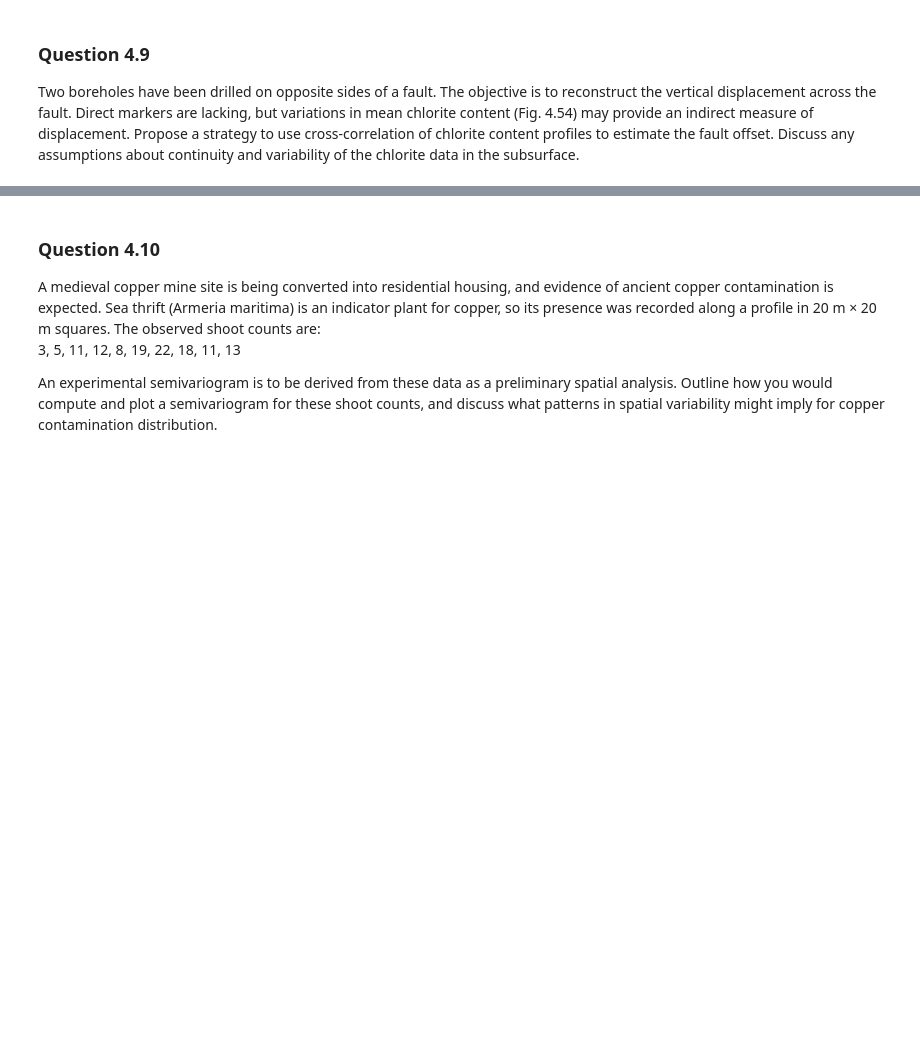
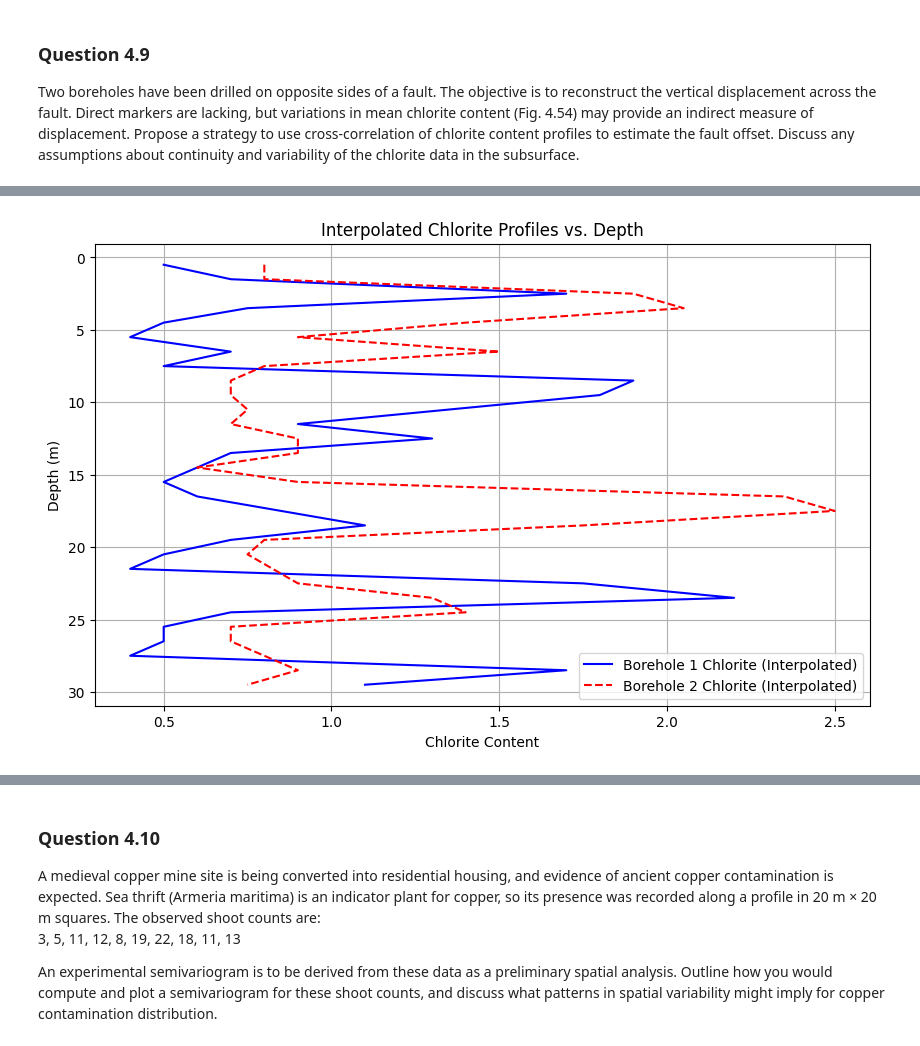
Before and after one commit to iGeology-Illinois/geol-581-module-3-principles-of-uncertainty-chapter-4-GouldDirt26, a Jupyter notebook: GEOL_593_Alex_M_Gould_Module_3_HW_FEB232026.ipynb, the cells around one changed output, grey strips where cells are left out. Saved outputs shown, nothing was run; the diff lists cells and outputs as text; code cells hidden in the pictures; blank space fills up the shorter version.

```diff
--- a/GEOL_593_Alex_M_Gould_Module_3_HW_FEB232026.ipynb
+++ b/GEOL_593_Alex_M_Gould_Module_3_HW_FEB232026.ipynb
@@ -659,0 +718,17 @@ from scipy.signal import correlate
+# %%
+from google.colab import files
+import pandas as pd
+
+global df_chlorite_profiles # Moved the global declaration to the top
+
+print("Please upload an Excel file containing the depth and chlorite level data for both boreholes.")
+print("The Excel file must contain the following columns: 'Depth', 'Borehole 1 Chlorite', and 'Borehole 2 Chlorite'.")
+
+uploaded = files.upload()
+
+for filename in uploaded.keys():
+    # Use read_excel for .xlsx files
+    df_chlorite_profiles = pd.read_excel(filename)
+    print(f"Successfully uploaded '{filename}' and loaded into a DataFrame.")
+    print("First 5 rows of the DataFrame:")
+    print(df_chlorite_profiles.head(32))
@@ -659,0 +814,74 @@ from scipy.signal import correlate
+# %%
+# STEP 1 - Define a common depth axis and interpolate the chlorite profiles
+
+# Determine the min and max depth across both boreholes
+min_depth = min(df_borehole1['Depth'].min(), df_borehole2['Depth'].min())
+max_depth = max(df_borehole1['Depth'].max(), df_borehole2['Depth'].max())
+
+# Define a uniform depth interval for interpolation
+# Assuming a resolution similar to the original data, or slightly finer
+depth_interval = 0.1 # meters, adjust as needed for desired resolution
+depth_axis = np.arange(min_depth, max_depth + depth_interval, depth_interval)
+
+# Interpolate chlorite profiles onto the common depth axis
+chlorite_profile_1 = np.interp(depth_axis, df_borehole1['Depth'], df_borehole1['Chlorite'])
+chlorite_profile_2 = np.interp(depth_axis, df_borehole2['Depth'], df_borehole2['Chlorite'])
+
+print(f"Interpolated Borehole 1 chlorite profile length: {len(chlorite_profile_1)}")
+print(f"Interpolated Borehole 2 chlorite profile length: {len(chlorite_profile_2)}\n")
+
+# Plot the interpolated profiles for visual inspection
+plt.figure(figsize=(10, 6))
+plt.plot(chlorite_profile_1, depth_axis, label='Borehole 1 Chlorite (Interpolated)', color='blue')
+plt.plot(chlorite_profile_2, depth_axis, label='Borehole 2 Chlorite (Interpolated)', color='red', linestyle='--')
+plt.xlabel('Chlorite Content')
+plt.ylabel('Depth (m)')
+plt.title('Interpolated Chlorite Profiles vs. Depth')
+plt.gca().invert_yaxis() # Invert y-axis to represent depth correctly
+plt.legend()
+plt.grid(True)
+plt.show()
+
+# STEP 2 - Perform cross-correlation
+
+# To perform cross-correlation effectively, it's often beneficial to remove the mean
+# from each signal to focus on the variations.
+profile1_centered = chlorite_profile_1 - np.mean(chlorite_profile_1)
+profile2_centered = chlorite_profile_2 - np.mean(chlorite_profile_2)
+
+correlation_output = correlate(profile1_centered, profile2_centered, mode='full')
+
+# The lags array indicates the relative shift between the two signals
+lags = np.arange(-len(profile2_centered) + 1, len(profile1_centered))
+
+# Find the lag that maximizes the correlation
+max_correlation_idx = np.argmax(correlation_output)
+optimal_lag_in_samples = lags[max_correlation_idx]
+
+# Convert optimal lag from samples to depth units (meters)
+estimated_fault_offset = optimal_lag_in_samples * depth_interval
+
+print(f"Optimal lag in samples: {optimal_lag_in_samples}")
+print(f"Estimated fault offset: {estimated_fault_offset:.2f} meters\n")
+
+# Plot the cross-correlation result
+plt.figure(figsize=(10, 5))
+plt.plot(lags * depth_interval, correlation_output)
+plt.axvline(estimated_fault_offset, color='red', linestyle='--', label=f'Estimated Offset: {estimated_fault_offset:.2f} m')
+plt.xlabel('Lag (meters, Borehole 2 relative to Borehole 1)')
+plt.ylabel('Cross-Correlation')
+plt.title('Cross-Correlation of Chlorite Profiles')
+plt.legend()
+plt.grid(True)
+plt.show()
+
+# STEP 3 - Discussion of assumptions
+print("-- Discussion of Assumptions ---")
+print("Assumptions made for this cross-correlation analysis include:")
+print("1. Lateral Continuity: It is assumed that the chlorite content profiles are laterally continuous between the two boreholes, meaning the same geological features (variations in chlorite) exist in both, but are vertically displaced by the fault. This allows for direct comparison and correlation.")
+print("2. Consistent Sampling and Measurement: We assume that the chlorite content measurements are representative and consistently sampled within each borehole, and that the measurement technique itself is consistent and comparable between the two boreholes.")
+print("3. Monotonic Variation: For effective correlation, there should be sufficient, non-random variation in chlorite content along the depth. A very flat or erratic profile would yield poor correlation results.")
+print("4. Vertical Fault Displacement: The method inherently assumes that the fault displacement is primarily vertical, as cross-correlation primarily detects vertical shifts. Any significant horizontal displacement or complex fault geometry (e.g., oblique slip, listric faults) would make this simple 1D correlation less accurate.")
+print("5. No Major Facies Changes: It's assumed that no major facies changes or geological heterogeneities occur between the boreholes that would alter the chlorite profile significantly, other than the faulting itself. If the rock types or depositional environments differ greatly, the profiles might not be correlatable.")
+print(f"\nBased on the analysis, the estimated vertical fault offset is {estimated_fault_offset:.2f} meters. A positive offset means Borehole 2's profile is shifted downwards relative to Borehole 1's profile to align them, and a negative offset means Borehole 2's profile is shifted upwards.")
+# %% [output]
@@ -659,0 +890 @@ from scipy.signal import correlate
+[figure, added]
```
Also changed, not shown: parts of 29 cells of this notebook.
